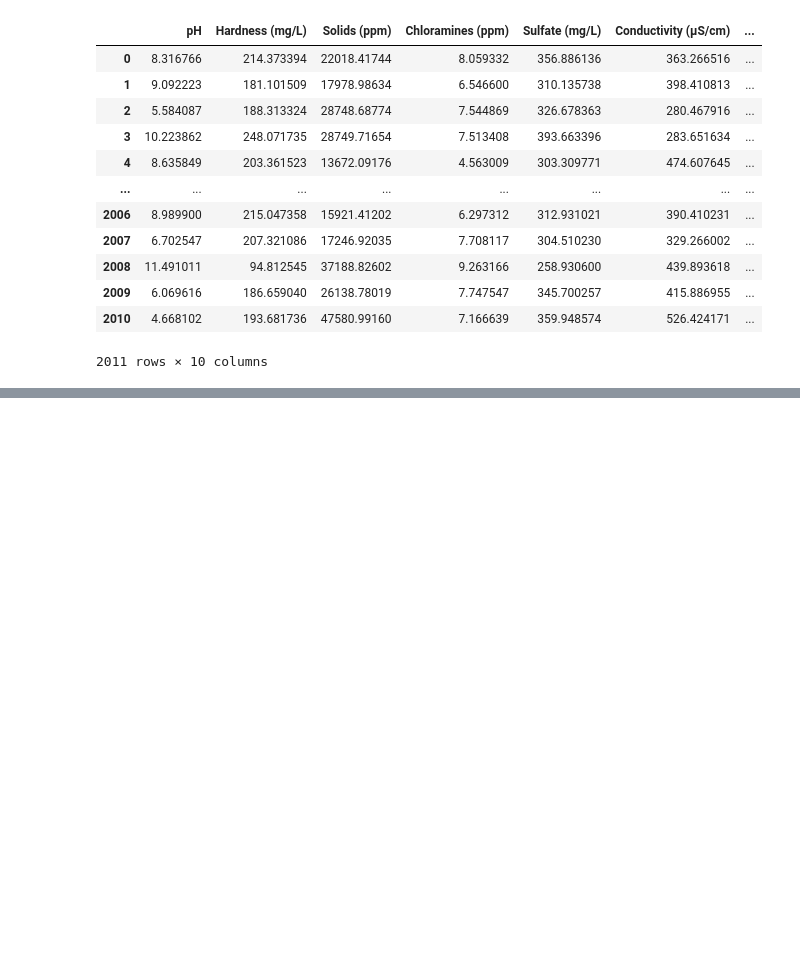
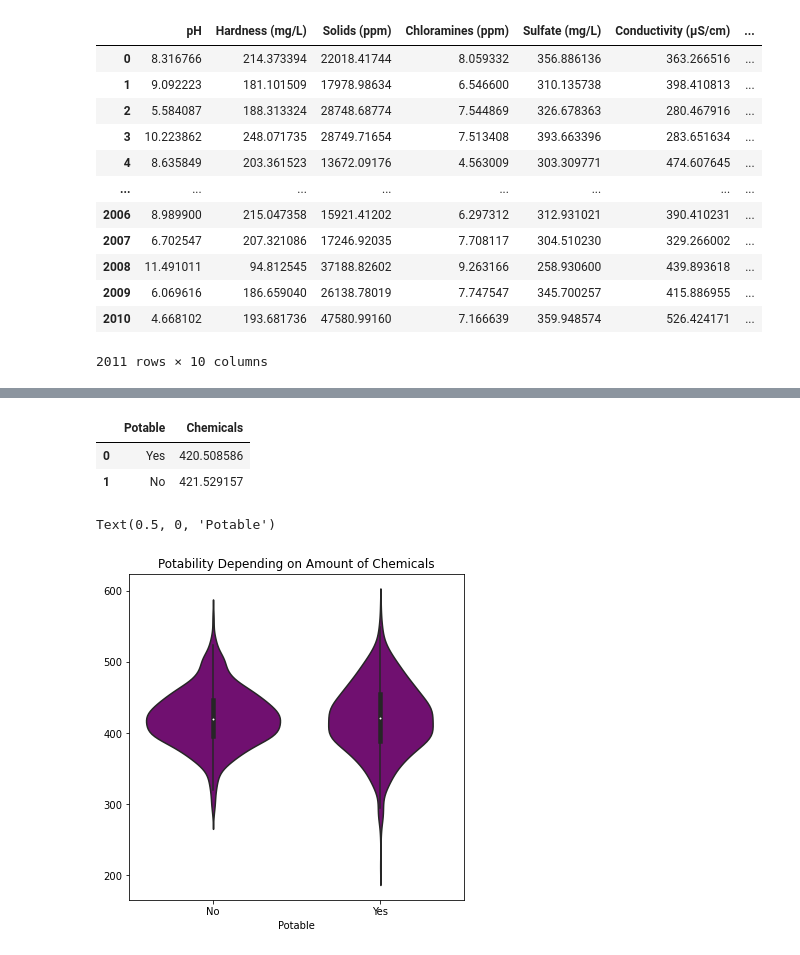
Before and after one commit to data301-2021-summer2/project-group14-project, a Jupyter notebook: analysis/person1/analysis_notebook.ipynb, the cells around one changed output, grey strips where cells are left out. Saved outputs shown, nothing was run; the diff lists cells and outputs as text; code cells hidden in the pictures; blank space fills up the shorter version.

```diff
--- a/analysis/person1/analysis_notebook.ipynb
+++ b/analysis/person1/analysis_notebook.ipynb
@@ -167,0 +195,6 @@ df
+# %%
+df['Chemicals'] = df['Chloramines (ppm)'] +\
+                       df['Sulfate (mg/L)'] +\
+                       df['Organic Carbon (ppm)'] +\
+                       df['Trihalomethanes (μg/L)']
+df
@@ -167,0 +215,24 @@ df
+# %%
+chemicals_df = (df
+            .groupby('Potable')['Chemicals']
+            .mean()
+            .sort_values(ascending=True)
+            .reset_index()
+            )
+chemicals_df
+# %% [output]
+|  | Potable | Chemicals |
+| 0 | Yes | 420.508586 |
+| 1 | No | 421.529157 |
+# %%
+# the difference between non-potable water and potable water is very small when looking at the data one column at a time
+
+import matplotlib.pyplot as plt
+plt.figure(figsize=(6,6))
+sns.violinplot(data=df, x='Potable', y='Chemicals', color='purple')
+plt.title('Potability Depending on Amount of Chemicals')
+plt.ylabel('')
+plt.xlabel('Potable')
+# %% [output]
+Text(0.5, 0, 'Potable')
+[figure, added]
```
Also changed, not shown: parts of 12 cells of this notebook, 1 other file.
